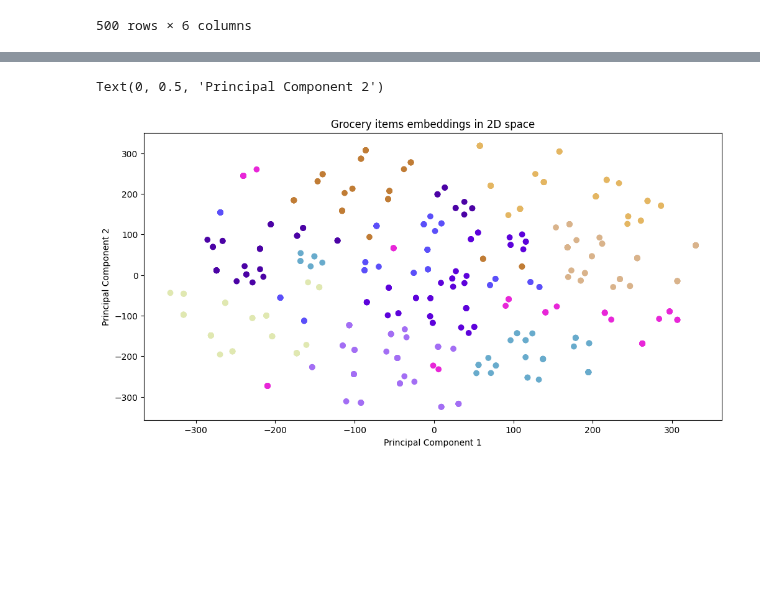
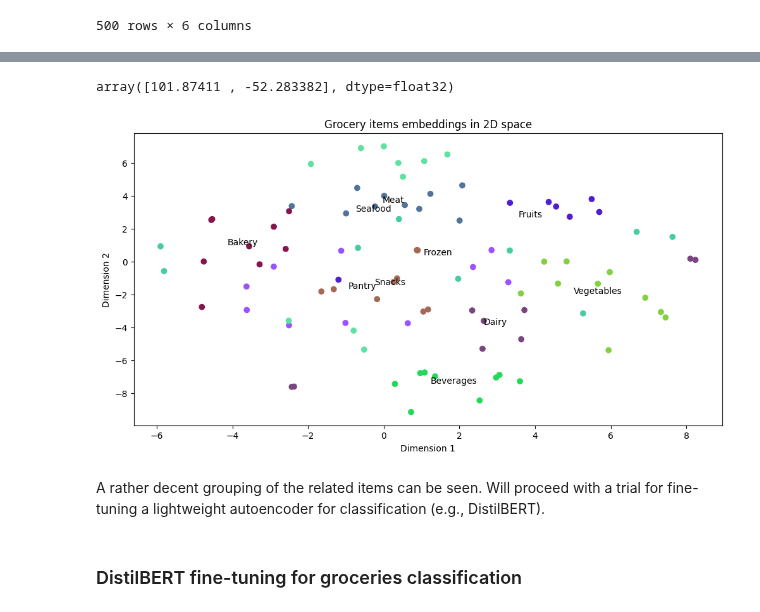
Before and after one commit to manuelmaior29/ds-playground, a Jupyter notebook: ml/grocery-classification/sandbox.ipynb, the cells around one changed output, grey strips where cells are left out. Cells and saved outputs as stored; diff of their text form; code cells hidden in the pictures; blank space fills up the shorter version.

Commit message:
Experimented with DistilBERT fine-tuning for classif.

```diff
--- a/ml/grocery-classification/sandbox.ipynb
+++ b/ml/grocery-classification/sandbox.ipynb
@@ -54,3 +61,5 @@ item_embeddings.shape
 # Reducing dimensionality using t-SNE
 from sklearn.manifold import TSNE
 item_embeddings_2d = TSNE(n_components=2).fit_transform(item_embeddings)
+# %%
+df["Item_Name_Embedding_2D"] = list(item_embeddings_2d)
@@ -56,0 +74,2 @@ item_embeddings_2d = TSNE(n_components=2).fit_transform(item_embeddings)
+# %%
+df["Item_Name_Embedding_2D"] = df["Item_Name_Embedding_2D"].apply(lambda x: np.array(x))
@@ -57,14 +82,26 @@ item_embeddings_2d = TSNE(n_components=2).fit_transform(item_embeddings)
+# %%
+df["Item_Name_Embedding_2D"].apply(lambda x: np.array(x)).sum()
+# %% [output]
+array([101.87411 , -52.283382], dtype=float32)
+# %%
+df_centroids = df.groupby("Category")["Item_Name_Embedding_2D"].apply(lambda x: np.mean(x, axis=0))
 # %%
 import hashlib
 def map_string_to_color(string: str) -> str:
-    return "#" + hashlib.md5(string.encode("utf-8")).hexdigest()[:6]
+    return "#" + hashlib.md5(string.encode("utf-8")).hexdigest()[-6:]
 # %%
 # Scatter plot of embeddings
 fig, ax = plt.subplots(figsize=(12, 6))
 ax.scatter(item_embeddings_2d[:, 0], item_embeddings_2d[:, 1], c=df["Category"].apply(map_string_to_color))
 ax.set_title("Grocery items embeddings in 2D space")
-ax.set_xlabel("Principal Component 1")
-ax.set_ylabel("Principal Component 2")
+ax.set_xlabel("Dimension 1")
+ax.set_ylabel("Dimension 2")
+
+for idx, label in enumerate(df["Category"].unique()):
+    ax.text(df_centroids[idx][0], df_centroids[idx][1], label, ha="center")
 # %% [output]
-Text(0, 0.5, 'Principal Component 2')
-[figure, old version]
+[figure, new version]
+# %% [markdown]
+A rather decent grouping of the related items can be seen. Will proceed with a trial for fine-tuning a lightweight autoencoder for classification (e.g., DistilBERT).
+# %% [markdown]
+### DistilBERT fine-tuning for groceries classification
```
Also changed, not shown: parts of 23 cells of this notebook, 1 other file.
